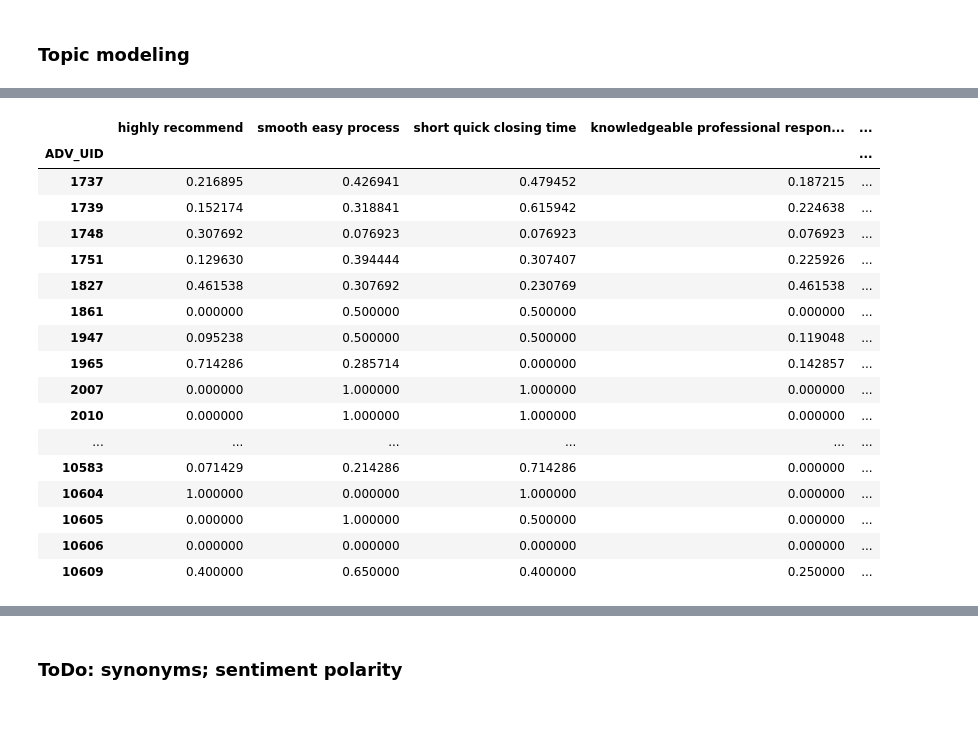
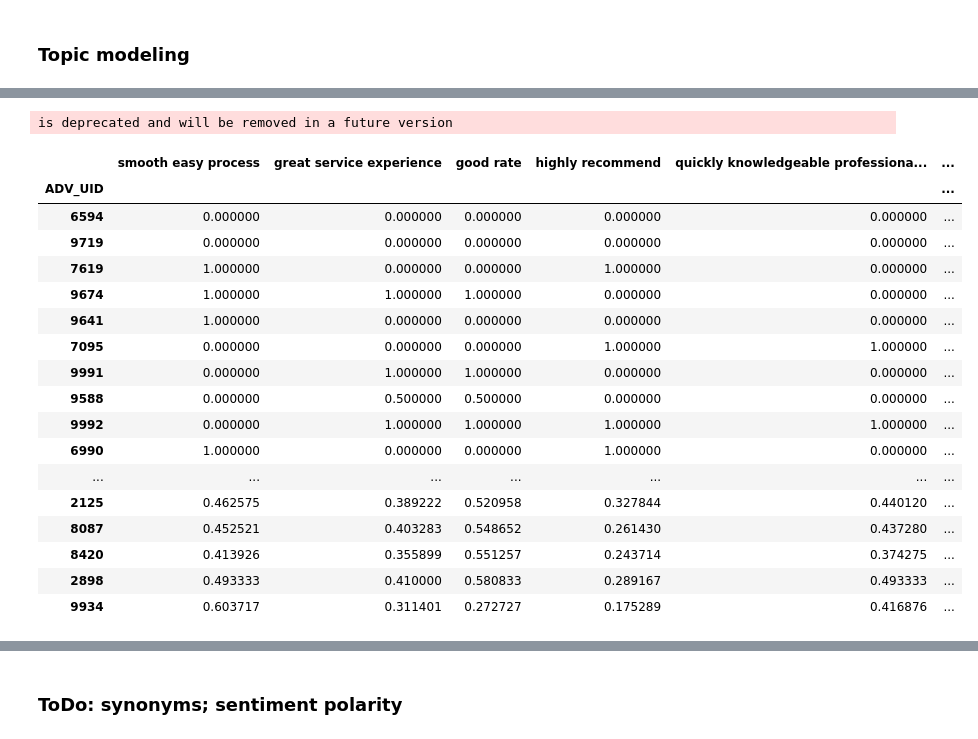
Before and after one commit to ChaoLiRV/CustomerReview, a Jupyter notebook: miningCustomerReview.ipynb, the cells around one changed output, grey strips where cells are left out. Saved outputs shown, nothing was run; the diff lists cells and outputs as text; code cells hidden in the pictures.

```diff
--- a/miningCustomerReview.ipynb
+++ b/miningCustomerReview.ipynb
@@ -212,12 +202,18 @@ bi_grams[:10]
 # %%
 nlp_vec = spacy.load('en_vectors_web_lg')
 
-# Create custom Vocabulary
-vectorizer = CountVectorizer(stop_words=None, lowercase=False, max_df=0.9, min_df=0.005)
-X = vectorizer.fit_transform(cr_df.Text_processed)
-vocabulary_ = vectorizer.get_feature_names()
-vocabulary_.extend(bi_grams)
-vocabulary_processed = [x for x in vocabulary_ if (len(x.split())>1 or x.isalpha())] # more than one letter
+def create_vocabulary(data, n_grams):
+    # Create custom Vocabulary
+    vectorizer = CountVectorizer(stop_words=None, lowercase=False, max_df=0.9, min_df=0.005)
+    X = vectorizer.fit_transform(data)
+    vocabulary_ = vectorizer.get_feature_names()
+
+    # extend Vocal with n_grams
+    vocabulary_.extend(n_grams)
+    vocabulary_processed = [x for x in vocabulary_ if (len(x.split())>1 or x.isalpha())] # more than one letter
+    return vocabulary_processed
+
+vocabulary = create_vocabulary(cr_df.Text_processed, bi_grams)
 # %%
 def get_topic_words(modelName, data, vocabulary, no_top_words= 5, no_topics = 20, apply_transform=True):
 
@@ -246,10 +242,10 @@ def get_topic_words(modelName, data, vocabulary, no_top_words= 5, no_topics = 20
                         for i in topic.argsort()[:-no_top_words - 1:-1] if feature_names[i] not in ENGLISH_STOP_WORDS]))
     return(topic_words)
 
-no_topics = 20
-no_top_words = 8
+no_topics = 30
+no_top_words = 4
 textData = cr_df.Text_lemma.values # use original text as input
-topic_words = get_topic_words('NMF', textData, vocabulary_processed, no_top_words, no_topics, True)
+topic_words = get_topic_words('NMF', textData, vocabulary, no_top_words, no_topics, True)
 # topic_words = get_topic_words('LDA', cr_df.Text_processed, vocabulary_processed, 5, 20)
 
 topic_words
@@ -309,41 +308,45 @@ print(tag_topic_dict)
 # %%
 THR_TOPIC = 0.01 # threshold to binarize the topic modeling results
 
-# rename the column name and drop columns
+# get the topic relevancy (0 or 1) for each doc
 for i in range(no_topics):
     cr_df.loc[cr_df[str(i)] >= THR_TOPIC, str(i)] = 1
     cr_df.loc[cr_df[str(i)] < THR_TOPIC, str(i)] = 0
 
-
-for t in tagList:
+# coalesce the duplicated topic by taking the max score
+for t in tag_topic_dict.keys():
     columns = tag_topic_dict[t]
     cr_df[t] = cr_df[columns].max(axis=1)
 
 names = [str(i) for i in range(no_topics)]
 cr_df.drop(names, axis=1, inplace=True)
 
-
-review_count = cr_df.groupby("ADV_UID")['REVIEWTEXT'].count()
-adv_topic_mat = cr_df.groupby("ADV_UID")[tagList].agg('mean')
+# ======
+# count the feature frequency for each lenders
+# ======
+RATING_THRES = 5 # exclude ratingscore < 5
+review_count = cr_df.loc[cr_df.RATING>=RATING_THRES].groupby("ADV_UID")['REVIEWTEXT'].agg({'count':'count'})
+adv_topic_mat = cr_df.loc[cr_df.RATING>=RATING_THRES].groupby("ADV_UID")[list(tag_topic_dict.keys())].agg('mean')
 
 adv_topic_mat = adv_topic_mat.join(review_count)
-adv_topic_mat
+adv_topic_mat.sort_values(by='count')#, ascending=False)
 # %% [output]
+is deprecated and will be removed in a future version
-|  | highly recommend | smooth easy process | short quick closing time | knowledgeable professional respon... | ... |
-| ADV_UID |  |  |  |  | ... |
-| 1737 | 0.216895 | 0.426941 | 0.479452 | 0.187215 | ... |
-| 1739 | 0.152174 | 0.318841 | 0.615942 | 0.224638 | ... |
-| 1748 | 0.307692 | 0.076923 | 0.076923 | 0.076923 | ... |
-| 1751 | 0.129630 | 0.394444 | 0.307407 | 0.225926 | ... |
-| 1827 | 0.461538 | 0.307692 | 0.230769 | 0.461538 | ... |
-| 1861 | 0.000000 | 0.500000 | 0.500000 | 0.000000 | ... |
-| 1947 | 0.095238 | 0.500000 | 0.500000 | 0.119048 | ... |
-| 1965 | 0.714286 | 0.285714 | 0.000000 | 0.142857 | ... |
-| 2007 | 0.000000 | 1.000000 | 1.000000 | 0.000000 | ... |
-| 2010 | 0.000000 | 1.000000 | 1.000000 | 0.000000 | ... |
-| ... | ... | ... | ... | ... | ... |
-| 10583 | 0.071429 | 0.214286 | 0.714286 | 0.000000 | ... |
-| 10604 | 1.000000 | 0.000000 | 1.000000 | 0.000000 | ... |
-| 10605 | 0.000000 | 1.000000 | 0.500000 | 0.000000 | ... |
-| 10606 | 0.000000 | 0.000000 | 0.000000 | 0.000000 | ... |
-| 10609 | 0.400000 | 0.650000 | 0.400000 | 0.250000 | ... |
+|  | smooth easy process | great service experience | good rate | highly recommend | quickly knowledgeable professiona... | ... |
+| ADV_UID |  |  |  |  |  | ... |
+| 6594 | 0.000000 | 0.000000 | 0.000000 | 0.000000 | 0.000000 | ... |
+| 9719 | 0.000000 | 0.000000 | 0.000000 | 0.000000 | 0.000000 | ... |
+| 7619 | 1.000000 | 0.000000 | 0.000000 | 1.000000 | 0.000000 | ... |
+| 9674 | 1.000000 | 1.000000 | 1.000000 | 0.000000 | 0.000000 | ... |
+| 9641 | 1.000000 | 0.000000 | 0.000000 | 0.000000 | 0.000000 | ... |
+| 7095 | 0.000000 | 0.000000 | 0.000000 | 1.000000 | 1.000000 | ... |
+| 9991 | 0.000000 | 1.000000 | 1.000000 | 0.000000 | 0.000000 | ... |
+| 9588 | 0.000000 | 0.500000 | 0.500000 | 0.000000 | 0.000000 | ... |
+| 9992 | 0.000000 | 1.000000 | 1.000000 | 1.000000 | 1.000000 | ... |
+| 6990 | 1.000000 | 0.000000 | 0.000000 | 1.000000 | 0.000000 | ... |
+| ... | ... | ... | ... | ... | ... | ... |
+| 2125 | 0.462575 | 0.389222 | 0.520958 | 0.327844 | 0.440120 | ... |
+| 8087 | 0.452521 | 0.403283 | 0.548652 | 0.261430 | 0.437280 | ... |
+| 8420 | 0.413926 | 0.355899 | 0.551257 | 0.243714 | 0.374275 | ... |
+| 2898 | 0.493333 | 0.410000 | 0.580833 | 0.289167 | 0.493333 | ... |
+| 9934 | 0.603717 | 0.311401 | 0.272727 | 0.175289 | 0.416876 | ... |
```
Also changed, not shown: parts of 11 cells of this notebook.
